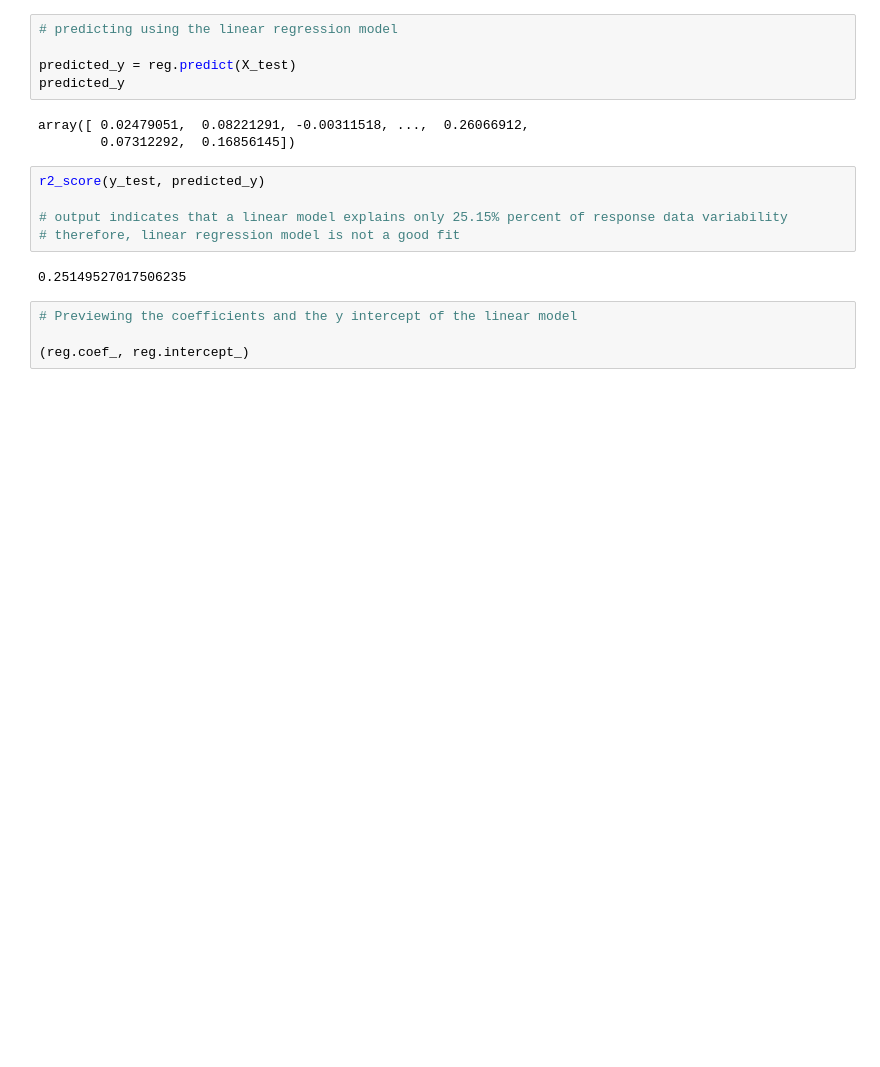
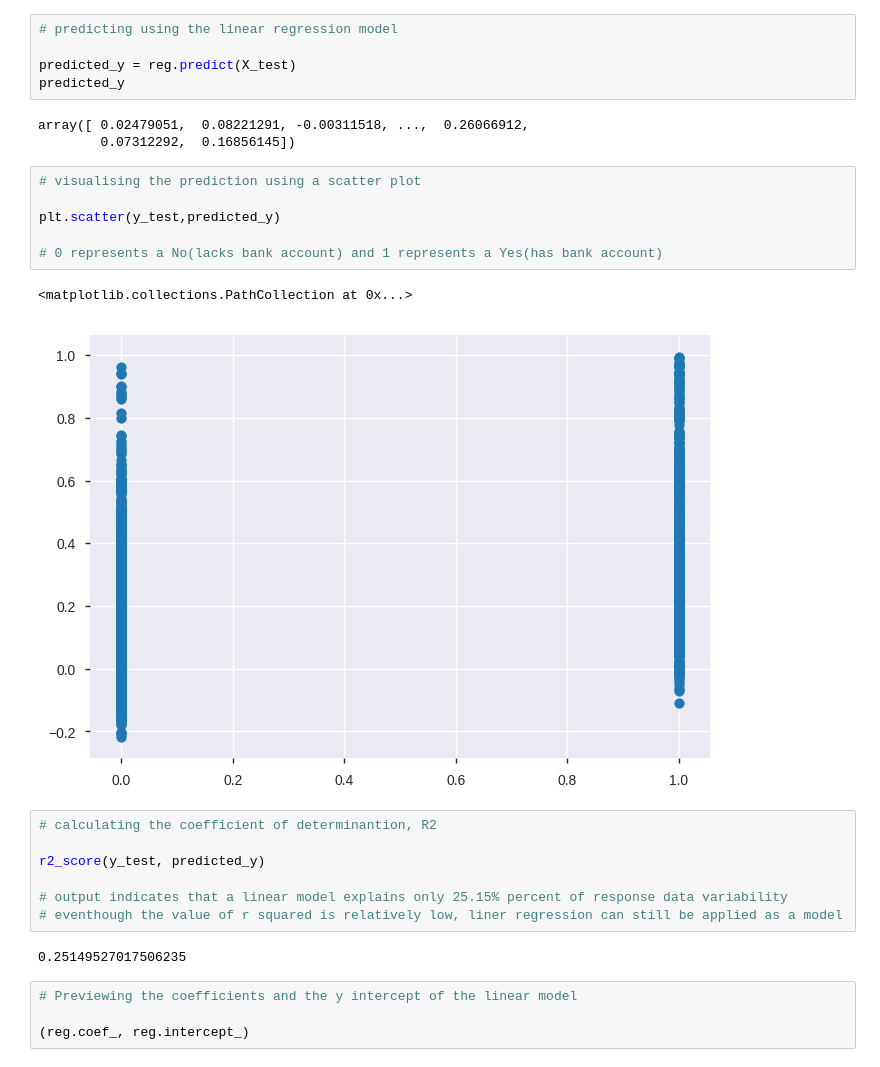
Before and after one commit to booorayan/fin_wk_2_proj, a Jupyter notebook: fin_inclusion_dsproject_1.ipynb, the cells around one changed output. Cells and saved outputs as stored; diff of their text form; blank space fills up the shorter version.

```diff
--- a/fin_inclusion_dsproject_1.ipynb
+++ b/fin_inclusion_dsproject_1.ipynb
@@ -913,11 +913,22 @@ predicted_y
 # %% [output]
 array([ 0.02479051,  0.08221291, -0.00311518, ...,  0.26066912,
         0.07312292,  0.16856145])
+# %%
+# visualising the prediction using a scatter plot
+
+plt.scatter(y_test,predicted_y)
+
+# 0 represents a No(lacks bank account) and 1 represents a Yes(has bank account)
+# %% [output]
+<matplotlib.collections.PathCollection at 0x...>
+[figure, added]
 # %%
+# calculating the coefficient of determinantion, R2
+
 r2_score(y_test, predicted_y)
 
 # output indicates that a linear model explains only 25.15% percent of response data variability
-# therefore, linear regression model is not a good fit
+# eventhough the value of r squared is relatively low, liner regression can still be applied as a model
 # %% [output]
 0.25149527017506235
 # %%
```
Also changed, not shown: parts of 12 cells of this notebook.
